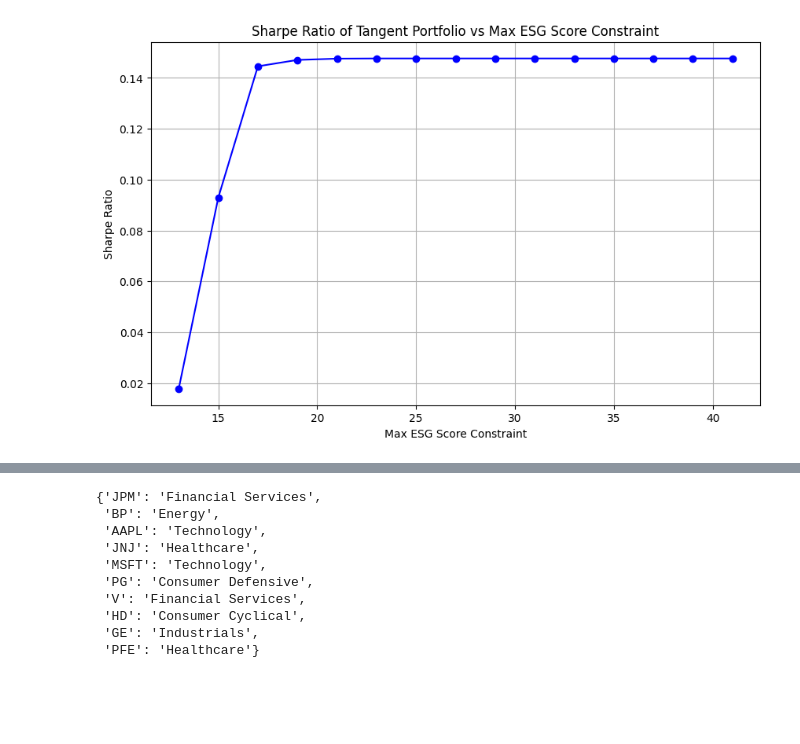
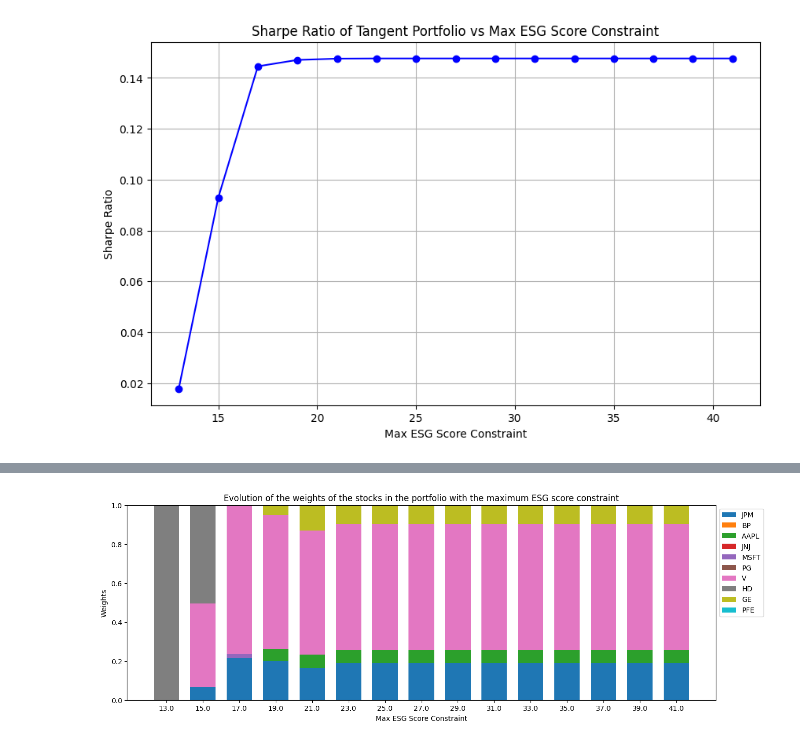
Before and after one commit to antoinedte/-Allocation_de_portefeuille_sous_contrainte_ESG, a Jupyter notebook: exploration/20240214_part2.ipynb, the cells around one changed output, grey strips where cells are left out. Saved outputs shown, nothing was run; the diff lists cells and outputs as text; code cells hidden in the pictures; blank space fills up the shorter version.

```diff
--- a/exploration/20240214_part2.ipynb
+++ b/exploration/20240214_part2.ipynb
@@ -132,13 +102,9 @@ plt.show()
-# %%
-PORTFOLIO.ticker_sector_dict
-# %% [output]
-{'JPM': 'Financial Services',
- 'BP': 'Energy',
- 'AAPL': 'Technology',
- 'JNJ': 'Healthcare',
- 'MSFT': 'Technology',
- 'PG': 'Consumer Defensive',
- 'V': 'Financial Services',
- 'HD': 'Consumer Cyclical',
- 'GE': 'Industrials',
- 'PFE': 'Healthcare'}
+# %%
+PORTFOLIO.plot_weights_evolution(GAMMA_VALUES,
+                                 risk_free_rate=RISK_FREE_RATE,
+                                 max_esg_scores=MAX_ESG_SCORES,
+                                 fully_invested=True,
+                                 long_only=True,
+                                 best_in_class_method=0.8)
+# %% [output]
+[figure, added]
```
Also changed, not shown: parts of 26 cells of this notebook, 2 other files.
